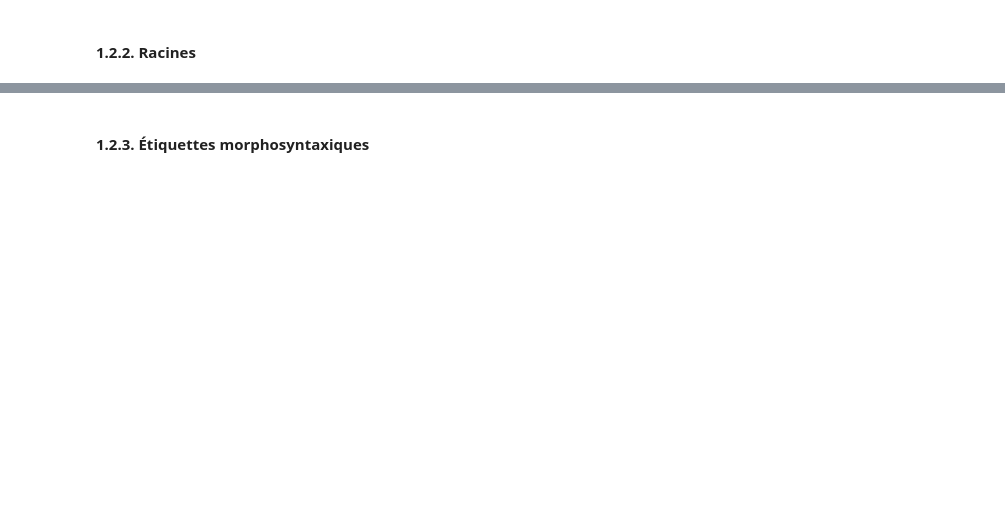
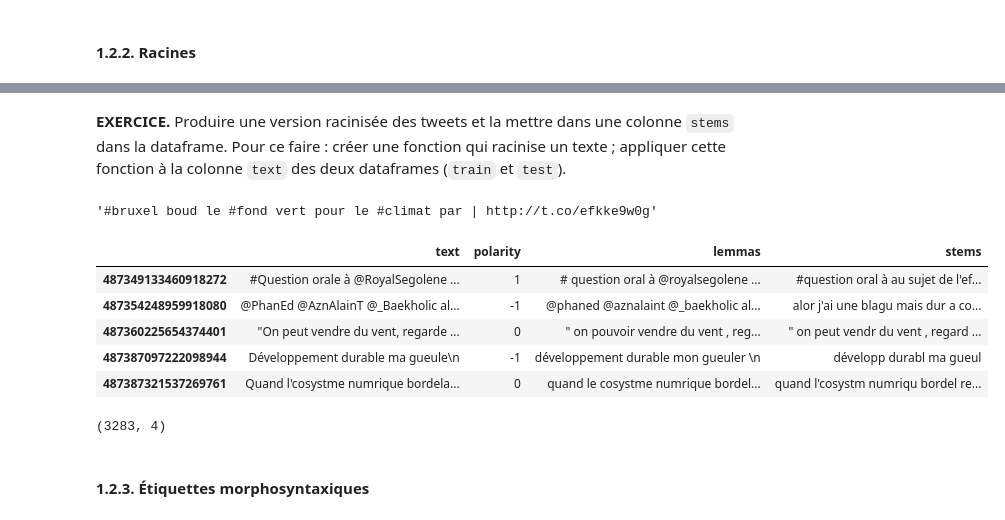
Before and after one commit to katvi/txMiningTD, a Jupyter notebook: Classification de tweets selon leur polarité.ipynb, the cells around one changed output, grey strips where cells are left out. Saved outputs shown, nothing was run; the diff lists cells and outputs as text; code cells hidden in the pictures; blank space fills up the shorter version.

```diff
--- a/Classification de tweets selon leur polarité.ipynb
+++ b/Classification de tweets selon leur polarité.ipynb
@@ -253,7 +311,4 @@ for token in tw:
 # %% [markdown]
 #### 1.2.2. Racines
-# %%
-tw = tweets['text'].iloc[0]
-tw
 # %%
 stemmer = SnowballStemmer('french')
@@ -262,0 +333,5 @@ tokenizer.tokenize(tw)
+# %%
+tokenizer = TweetTokenizer(strip_handles=True, reduce_len=True)
+# strip_handles supprime les @...
+# reduce_len réduit les séquences de caractères répétés plus de trois fois à des séquences de taille trois
+tokenizer.tokenize(tw)
@@ -265,0 +365,12 @@ for token in tokenizer.tokenize(tw):
+# %% [markdown]
+**EXERCICE.** Produire une version racinisée des tweets et la mettre dans une colonne `stems` dans la dataframe. Pour ce faire : créer une fonction qui racinise un texte ; appliquer cette fonction à la colonne `text` des deux dataframes (`train` et `test`).
+# %%
+def stem_text(text):
+    tokenizer = TweetTokenizer(strip_handles=True, reduce_len=True)
+    stemmer = SnowballStemmer('french')
+    stems = [stemmer.stem(token) for token in tokenizer.tokenize(text)]
+    return ' '.join(stems)
+# %%
+stem_text(tw)
+# %% [output]
+'#bruxel boud le #fond vert pour le #climat par | http://t.co/efkke9w0g'
@@ -265,0 +379,9 @@ for token in tokenizer.tokenize(tw):
+# %%
+train_tweets.head()
+# %% [output]
+|  | text | polarity | lemmas | stems |
+| 487349133460918272 | #Question orale à @RoyalSegolene ... | 1 | # question oral à @royalsegolene ... | #question oral à au sujet de l'ef... |
+| 487354248959918080 | @PhanEd @AznAlainT @_Baekholic al... | -1 | @phaned @aznalaint @_baekholic al... | alor j'ai une blagu mais dur a co... |
+| 487360225654374401 | "On peut vendre du vent, regarde ... | 0 | " on pouvoir vendre du vent , reg... | " on peut vendr du vent , regard ... |
+| 487387097222098944 | Développement durable ma gueule\n | -1 | développement durable mon gueuler \n | développ durabl ma gueul |
+| 487387321537269761 | Quand l'cosystme numrique bordela... | 0 | quand le cosystme numrique bordel... | quand l'cosystm numriqu bordel re... |
@@ -266,3 +390,7 @@ for token in tokenizer.tokenize(tw):
+# %%
+test_tweets.shape
+# %% [output]
+(3283, 4)
 # %% [markdown]
 #### 1.2.3. Étiquettes morphosyntaxiques
 # %%
```
Also changed, not shown: parts of 153 cells of this notebook.
